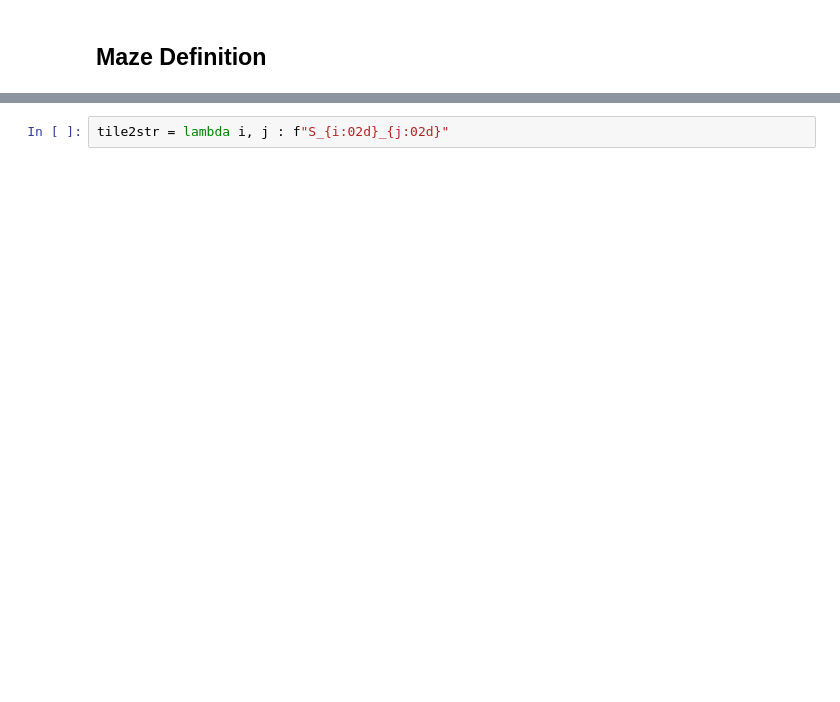
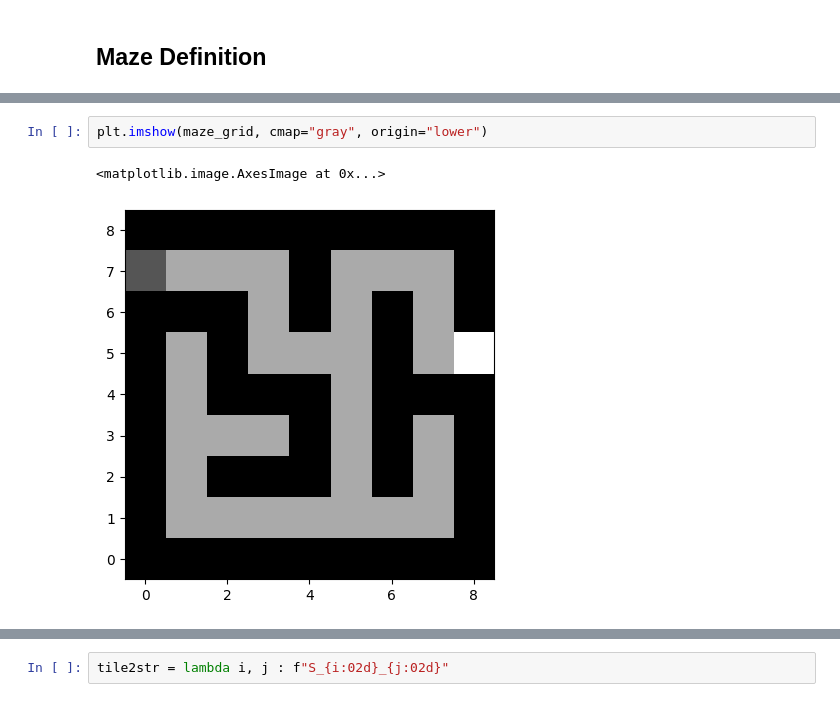
Before and after one commit to 0xInfty/TeleportationMaze, a Jupyter notebook: GeneratedMazeAStar.ipynb, the cells around one changed output, grey strips where cells are left out. Saved outputs shown, nothing was run; the diff lists cells and outputs as text; blank space fills up the shorter version.

```diff
--- a/GeneratedMazeAStar.ipynb
+++ b/GeneratedMazeAStar.ipynb
@@ -80,3 +99,8 @@ plt.imshow(np.logical_not(m.grid), cmap="gray")
+# %%
+plt.imshow(maze_grid, cmap="gray", origin="lower")
+# %% [output]
+<matplotlib.image.AxesImage at 0x...>
+[figure, added]
 # %%
 m.grid[1,2]
 # %% [output]
```
Also changed, not shown: parts of 23 cells of this notebook.
